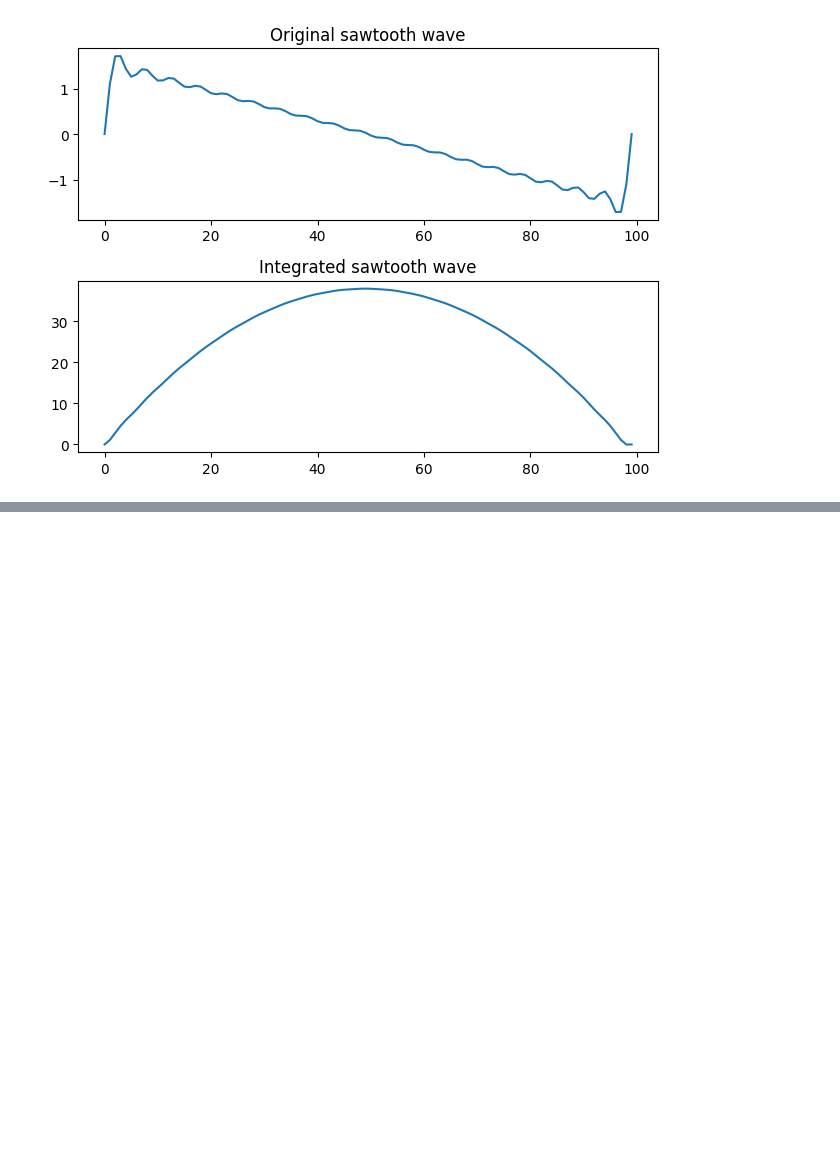
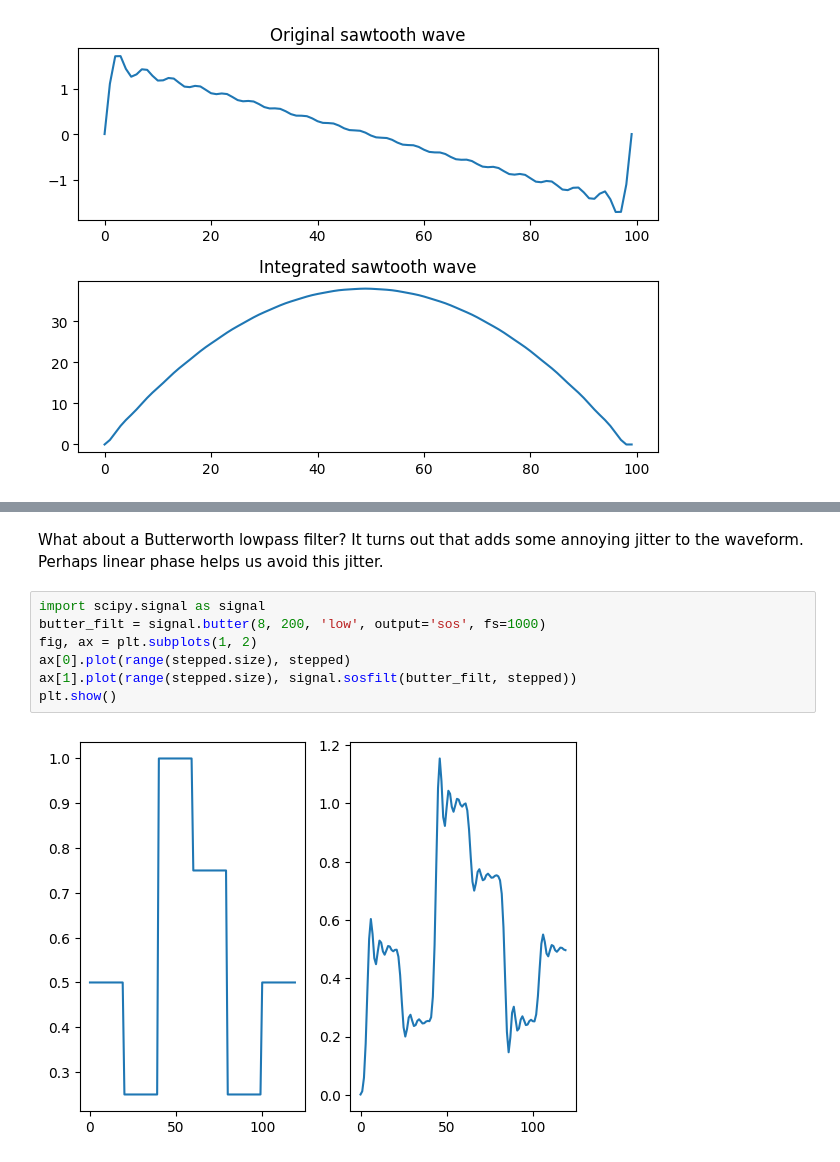
Before and after one commit to fleximeter/audio, a Jupyter notebook: filter_visualization.ipynb, the cells around one changed output, grey strips where cells are left out. Saved outputs shown, nothing was run; the diff lists cells and outputs as text; blank space fills up the shorter version.

```diff
--- a/filter_visualization.ipynb
+++ b/filter_visualization.ipynb
@@ -110,0 +132,11 @@ plt.show()
+# %% [markdown]
+What about a Butterworth lowpass filter? It turns out that adds some annoying jitter to the waveform. Perhaps linear phase helps us avoid this jitter.
+# %%
+import scipy.signal as signal
+butter_filt = signal.butter(8, 200, 'low', output='sos', fs=1000)
+fig, ax = plt.subplots(1, 2)
+ax[0].plot(range(stepped.size), stepped)
+ax[1].plot(range(stepped.size), signal.sosfilt(butter_filt, stepped))
+plt.show()
+# %% [output]
+[figure, added]
```
Also changed, not shown: parts of 10 cells of this notebook.
